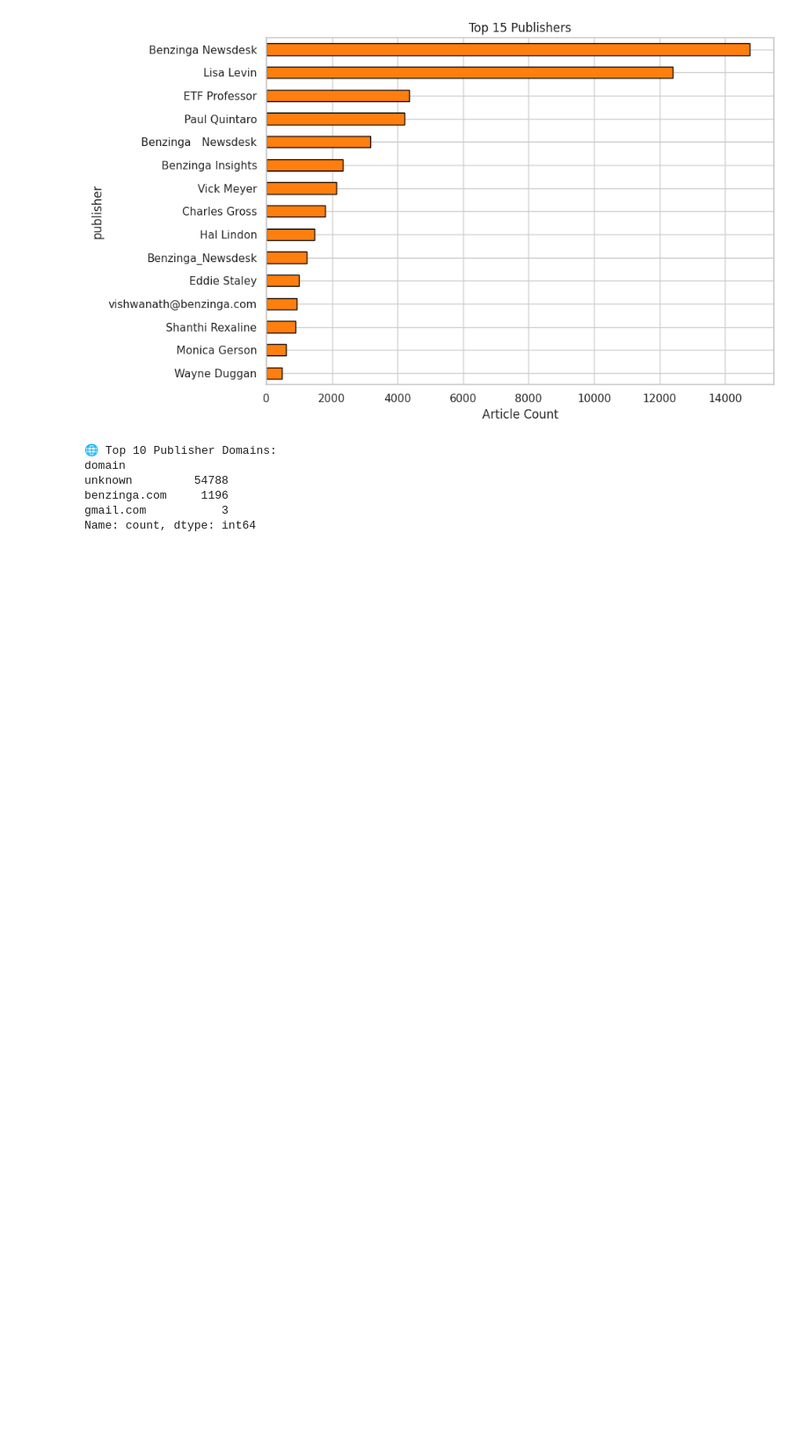
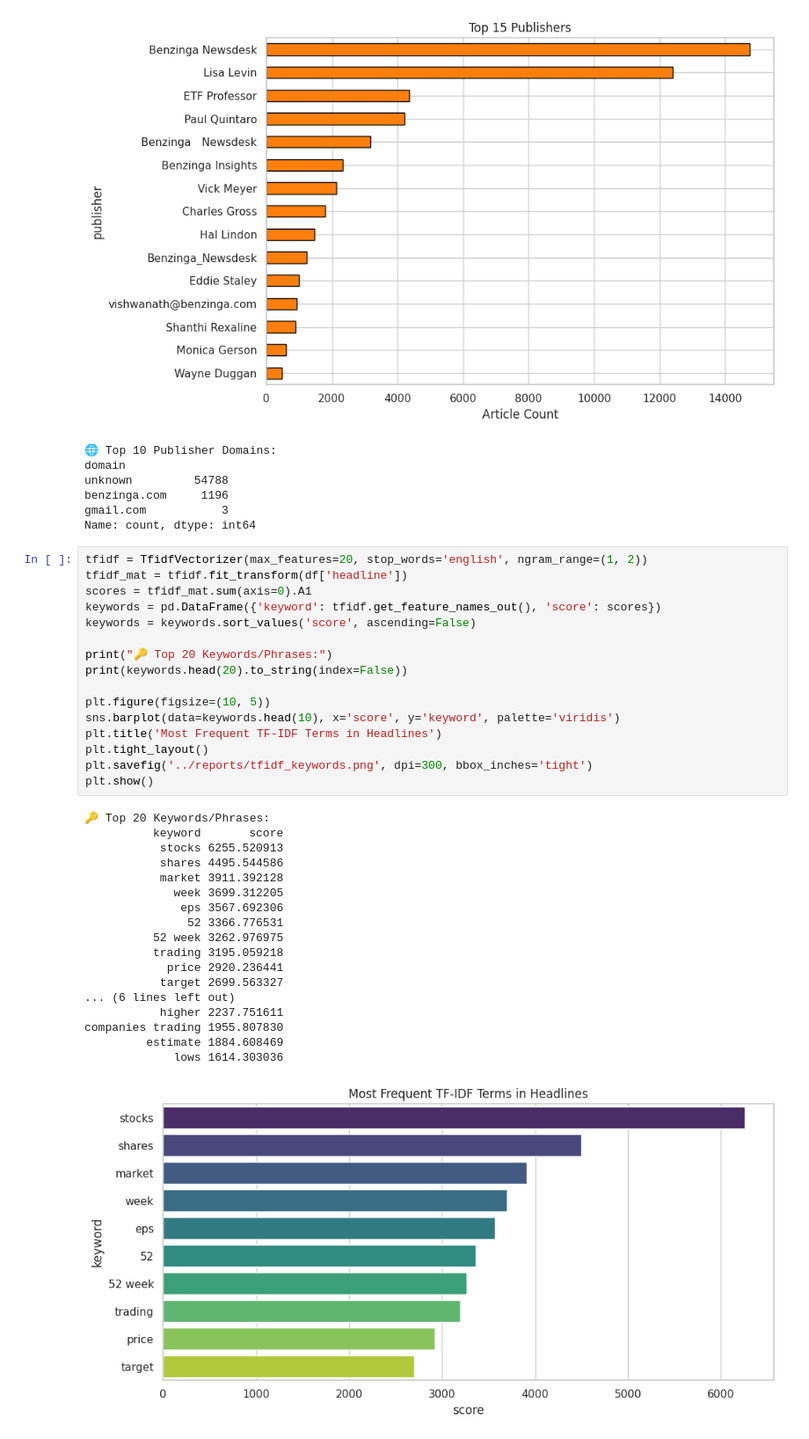
Before and after one commit to meronteklehaymanotgebru/nova-financial-sentiment-pipeline, a Jupyter notebook: notebooks/01_eda_financial_news.ipynb, the cells around one changed output. Shown at 88% size. Saved outputs shown, nothing was run; the diff lists cells and outputs as text; blank space fills up the shorter version.

Commit message:
feat(eda): complete news dataset EDA with headline, publisher & keyword analysis

```diff
--- a/notebooks/01_eda_financial_news.ipynb
+++ b/notebooks/01_eda_financial_news.ipynb
@@ -117,3 +117,38 @@ unknown         54788
 benzinga.com     1196
 gmail.com           3
 Name: count, dtype: int64
+# %%
+tfidf = TfidfVectorizer(max_features=20, stop_words='english', ngram_range=(1, 2))
+tfidf_mat = tfidf.fit_transform(df['headline'])
+scores = tfidf_mat.sum(axis=0).A1
+keywords = pd.DataFrame({'keyword': tfidf.get_feature_names_out(), 'score': scores})
+keywords = keywords.sort_values('score', ascending=False)
+
+print("🔑 Top 20 Keywords/Phrases:")
+print(keywords.head(20).to_string(index=False))
+
+plt.figure(figsize=(10, 5))
+sns.barplot(data=keywords.head(10), x='score', y='keyword', palette='viridis')
+plt.title('Most Frequent TF-IDF Terms in Headlines')
+plt.tight_layout()
+plt.savefig('../reports/tfidf_keywords.png', dpi=300, bbox_inches='tight')
+plt.show()
+# %% [output]
+🔑 Top 20 Keywords/Phrases:
+          keyword       score
+           stocks 6255.520913
+           shares 4495.544586
+           market 3911.392128
+             week 3699.312205
+              eps 3567.692306
+               52 3366.776531
+          52 week 3262.976975
+          trading 3195.059218
+            price 2920.236441
+           target 2699.563327
+... (6 lines left out)
+           higher 2237.751611
+companies trading 1955.807830
+         estimate 1884.608469
+             lows 1614.303036
+[figure, added]
```
Also changed, not shown: parts of 1 cell of this notebook, 2 other files.
